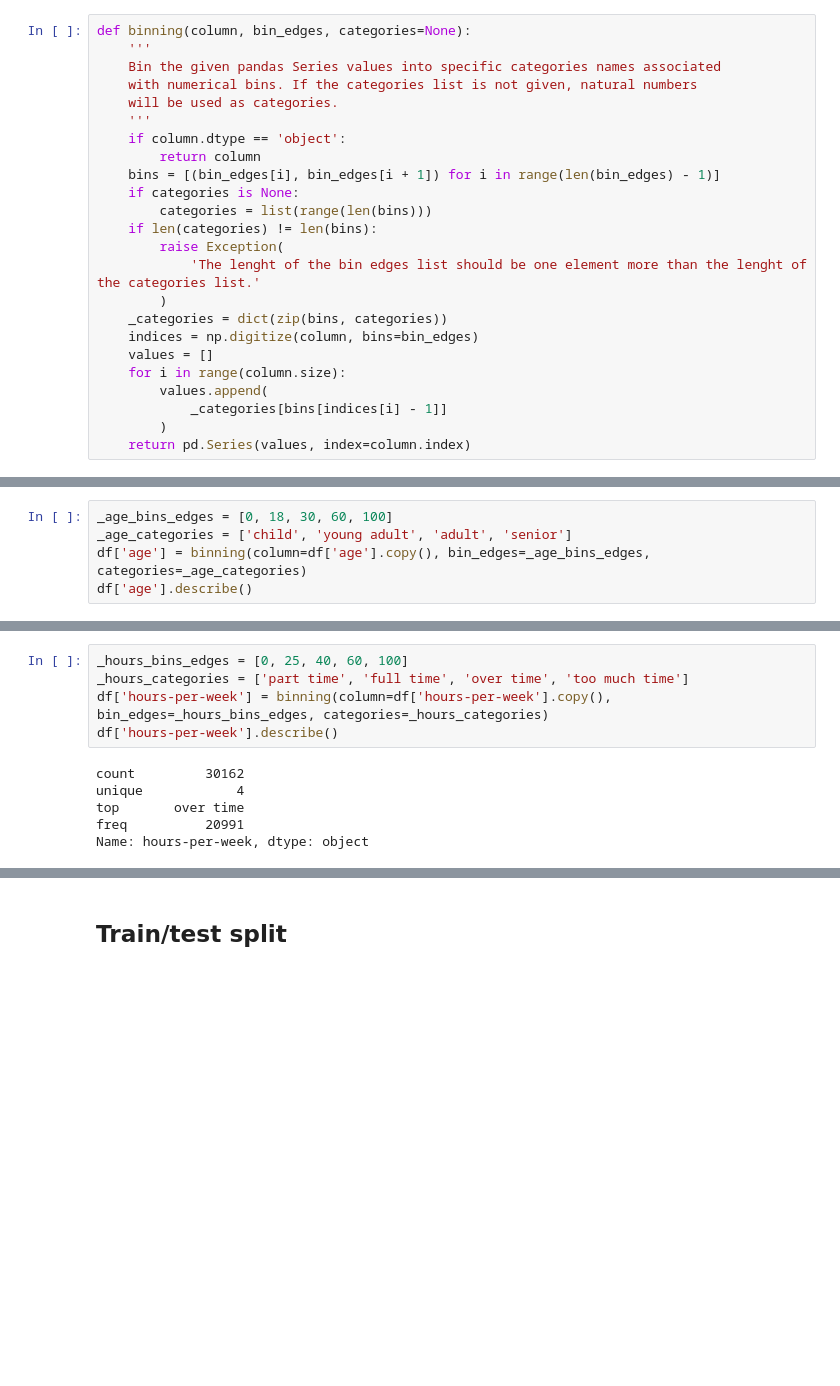
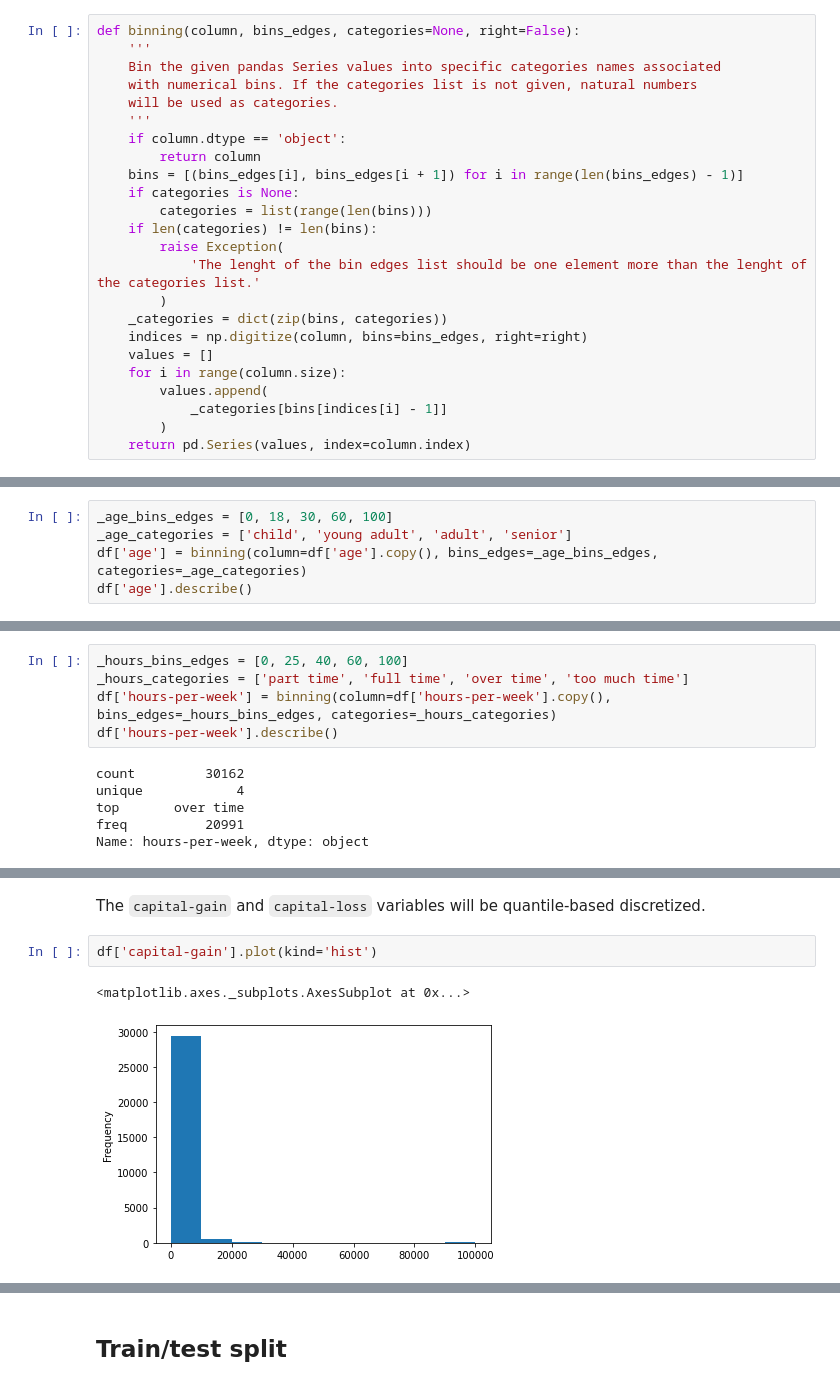
Before and after one commit to Wadaboa/bayesian-net-classifier, a Jupyter notebook: classify.ipynb, the cells around one changed output, grey strips where cells are left out. Cells and saved outputs as stored; diff of their text form; blank space fills up the shorter version.

Commit message:
add quantile discretization / edit prediction

```diff
--- a/classify.ipynb
+++ b/classify.ipynb
@@ -101,7 +104,7 @@ dtype: int64
 # %% [markdown]
 ### Binning continuos variables
 # %%
-def binning(column, bin_edges, categories=None):
+def binning(column, bins_edges, categories=None, right=False):
     '''
     Bin the given pandas Series values into specific categories names associated
     with numerical bins. If the categories list is not given, natural numbers
@@ -109,7 +112,7 @@ def binning(column, bin_edges, categories=None):
     '''
     if column.dtype == 'object':
         return column
-    bins = [(bin_edges[i], bin_edges[i + 1]) for i in range(len(bin_edges) - 1)]
+    bins = [(bins_edges[i], bins_edges[i + 1]) for i in range(len(bins_edges) - 1)]
     if categories is None:
         categories = list(range(len(bins)))
     if len(categories) != len(bins):
@@ -117,7 +120,7 @@ def binning(column, bin_edges, categories=None):
             'The lenght of the bin edges list should be one element more than the lenght of the categories list.'
         )
     _categories = dict(zip(bins, categories))
-    indices = np.digitize(column, bins=bin_edges)
+    indices = np.digitize(column, bins=bins_edges, right=right)
     values = []
     for i in range(column.size):
         values.append(
@@ -133,7 +136,7 @@ The `age` variable will be divided as follows:
 # %%
 _age_bins_edges = [0, 18, 30, 60, 100]
 _age_categories = ['child', 'young adult', 'adult', 'senior']
-df['age'] = binning(column=df['age'].copy(), bin_edges=_age_bins_edges, categories=_age_categories)
+df['age'] = binning(column=df['age'].copy(), bins_edges=_age_bins_edges, categories=_age_categories)
 df['age'].describe()
 # %% [output]
 count     30162
@@ -150,7 +153,7 @@ The `hours-per-week` variable will be divided as follows:
 # %%
 _hours_bins_edges = [0, 25, 40, 60, 100]
 _hours_categories = ['part time', 'full time', 'over time', 'too much time']
-df['hours-per-week'] = binning(column=df['hours-per-week'].copy(), bin_edges=_hours_bins_edges, categories=_hours_categories)
+df['hours-per-week'] = binning(column=df['hours-per-week'].copy(), bins_edges=_hours_bins_edges, categories=_hours_categories)
 df['hours-per-week'].describe()
 # %% [output]
 count         30162
@@ -160,0 +166,7 @@ Name: hours-per-week, dtype: object
+# %% [markdown]
+The `capital-gain` and `capital-loss` variables will be quantile-based discretized.
+# %%
+df['capital-gain'].plot(kind='hist')
+# %% [output]
+<matplotlib.axes._subplots.AxesSubplot at 0x...>
+[figure, added]
```
Also changed, not shown: parts of 15 cells of this notebook.
